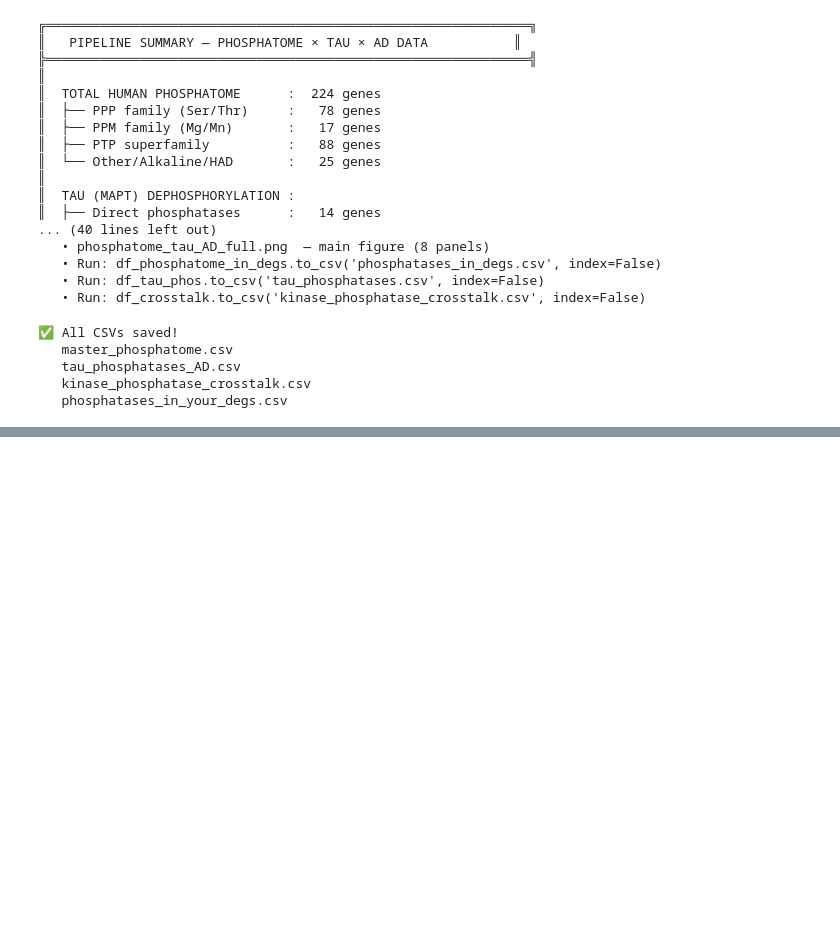
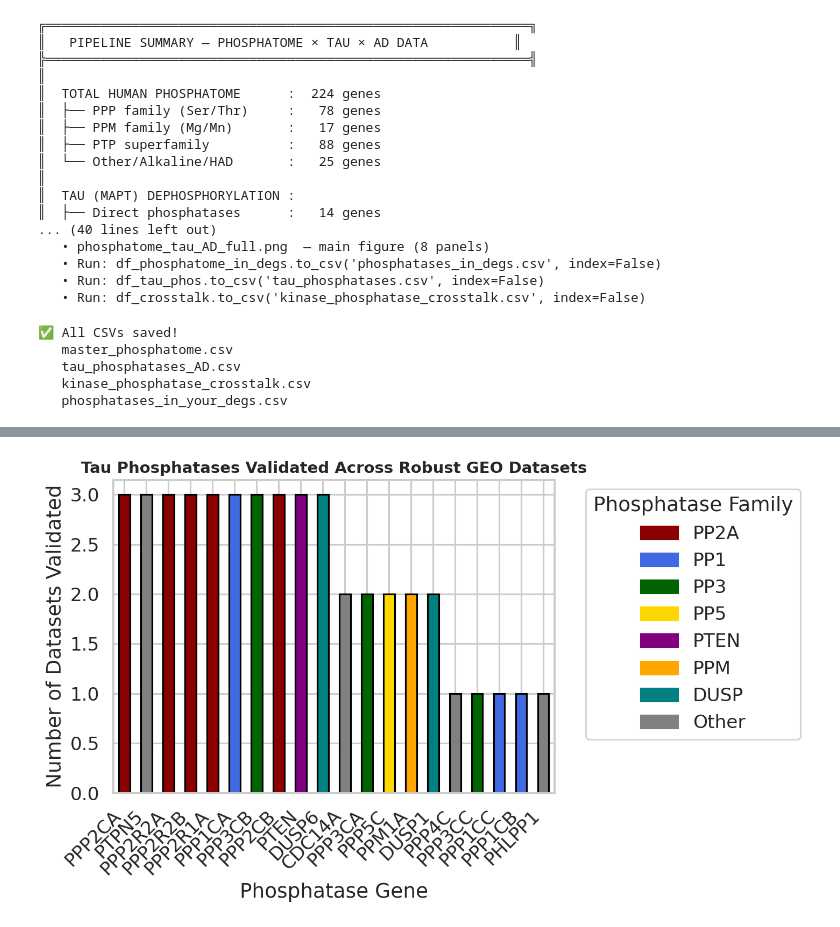
Before and after one commit to rahula2006/AMR-Predictor, a Jupyter notebook: Phosphatome_Tau_AD_Pipeline.ipynb, the cells around one changed output, grey strips where cells are left out. Cells and saved outputs as stored; diff of their text form; code cells hidden in the pictures; blank space fills up the shorter version.

```diff
--- a/Phosphatome_Tau_AD_Pipeline.ipynb
+++ b/Phosphatome_Tau_AD_Pipeline.ipynb
@@ -1137,0 +1489,74 @@ print("   phosphatases_in_your_degs.csv")
+# %%
+# ============================================================
+# CELL R+ — Ranked Summary + Color-Coded Bar Graph
+# ============================================================
+
+import matplotlib.pyplot as plt
+
+# Define the three robust GEO datasets
+focus_cols = ["S1_GSE5281_DEGs_GEO2R_DEG",
+              "S2_GSE36980_DEGs_GEO2R_DEG",
+              "S3_GSE44770_DEGs_GEO2R_DEG"]
+
+# Create focused validation table
+df_focus = df_validation[["STRING_MAPT_partner",
+                          "PhosphoSitePlus_URL",
+                          "AlphaFold_URL"] + focus_cols].copy()
+
+# Count how many datasets each phosphatase is validated in
+df_focus["Validation_Count"] = df_focus[focus_cols].sum(axis=1)
+
+# Sort by count (descending)
+df_ranked = df_focus.sort_values("Validation_Count", ascending=False)
+
+# Define family colors
+family_colors = {
+    "PP2A": "darkred",
+    "PP1": "royalblue",
+    "PP3": "darkgreen",
+    "PP5": "gold",
+    "PTEN": "purple",
+    "PPM": "orange",
+    "DUSP": "teal",
+    "Other": "gray"
+}
+
+def assign_family(gene):
+    if gene.startswith("PPP2"):
+        return "PP2A"
+    elif gene.startswith("PPP1"):
+        return "PP1"
+    elif gene.startswith("PPP3"):
+        return "PP3"
+    elif gene.startswith("PPP5"):
+        return "PP5"
+    elif gene == "PTEN":
+        return "PTEN"
+    elif gene.startswith("PPM"):
+        return "PPM"
+    elif gene.startswith("DUSP"):
+        return "DUSP"
+    else:
+        return "Other"
+
+df_ranked["Family"] = df_ranked.index.map(assign_family)
+colors = df_ranked["Family"].map(family_colors)
+
+# --- Bar graph ---
+plt.figure(figsize=(10,6))
+df_ranked["Validation_Count"].plot(kind="bar", color=colors, edgecolor="black")
+
+plt.title("Tau Phosphatases Validated Across Robust GEO Datasets", fontsize=14, fontweight="bold")
+plt.ylabel("Number of Datasets Validated")
+plt.xlabel("Phosphatase Gene")
+plt.xticks(rotation=45, ha="right")
+
+# Add legend
+handles = [plt.Rectangle((0,0),1,1,color=col) for col in family_colors.values()]
+labels = family_colors.keys()
+plt.legend(handles, labels, title="Phosphatase Family", bbox_to_anchor=(1.05,1), loc="upper left")
+
+plt.tight_layout()
+plt.show()
+# %% [output]
+[figure, added]
```
Also changed, not shown: parts of 8 cells of this notebook.
